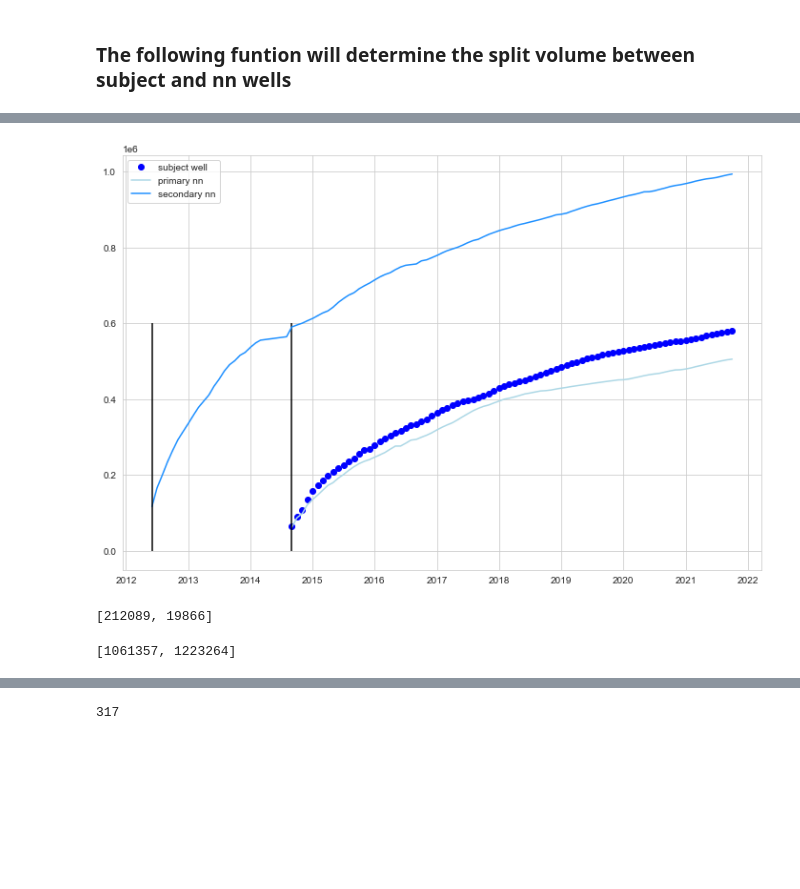
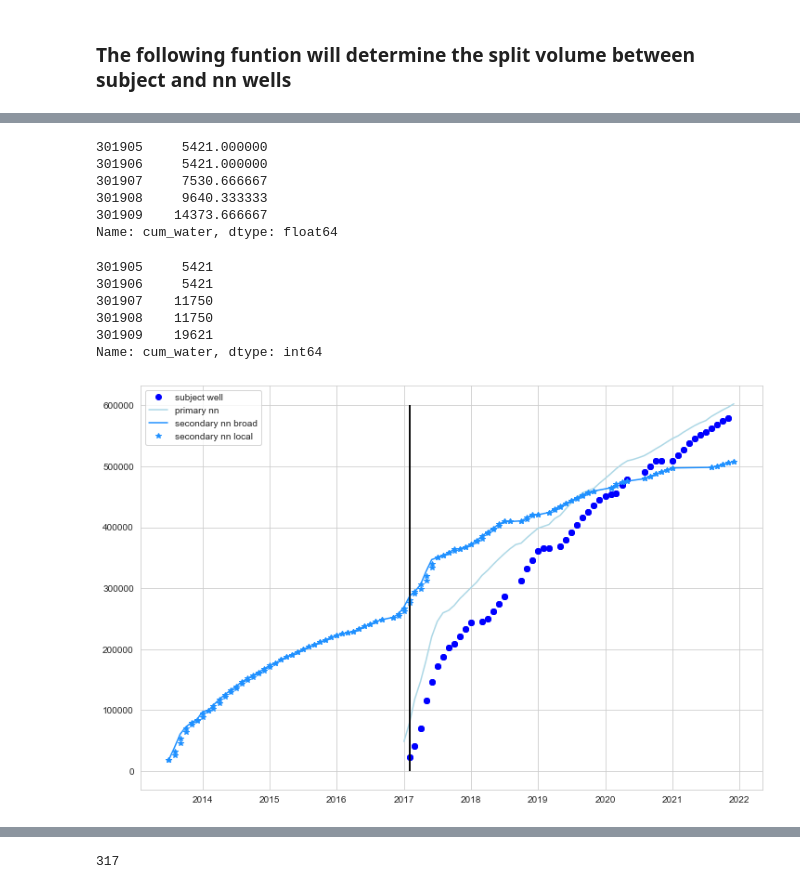
Before and after one commit to magrella/well-depletion, a Jupyter notebook: depletion_proxy.ipynb, the cells around one changed output, grey strips where cells are left out. Saved outputs shown, nothing was run; the diff lists cells and outputs as text; code cells hidden in the pictures; blank space fills up the shorter version.

Commit message:
Corrected offset_volume function
Debugged offset_volumes function to allow for cases where nn wells were stated in the main datframe but production was empty

```diff
--- a/depletion_proxy.ipynb
+++ b/depletion_proxy.ipynb
@@ -340,5 +321,5 @@ class RadiusSelector(BaseEstimator, TransformerMixin):
 from sklearn.pipeline import Pipeline
 outlier = OutlierReplacer(window=3, scale=0.5)
 dist = DistanceReplacer(default_d = 2640)
-offset_vol = OffsetVolume(default_d=2640)
-prepro_pipe = Pipeline([('outlier_replacer', outlier), ('distance_replacer', dist), ('calc_volumes', offset_vol)])
+inplace_vol = InplaceVolumes(default_d=2640)
+prepro_pipe = Pipeline([('outlier_replacer', outlier), ('distance_replacer', dist), ('calc_volumes', inplace_vol)])
@@ -748,7 +699,12 @@ Name: api_10, dtype: object
 # %%
 #define inputs>>> Enter api_10
-api_10 = '3305305717'
+api_10 = '3305306825'
 subject = df.query(f"`api_10` == '{api_10}'")
-prim = df.query("`api_10` == '3305305733'")
-sec = df.query("`api_10` == '3305303758'")
-subject.head()
+
+prim_api = subject['prim_nn_api'].iloc[0]
+prim = df.query(f"`api_10` == '{prim_api}'")
+
+sec_api = subject['sec_nn_api'].iloc[0]
+
+sec = df.query(f"`api_10` == '{sec_api}'")
+sec_ = prepro_pipe.fit_transform(sec)
@@ -762,0 +737,18 @@ subject.head()
+# %%
+sec_['cum_water'].head()
+# %% [output]
+301905     5421.000000
+301906     5421.000000
+301907     7530.666667
+301908     9640.333333
+301909    14373.666667
+Name: cum_water, dtype: float64
+# %%
+sec['cum_water'].head()
+# %% [output]
+301905     5421
+301906     5421
+301907    11750
+301908    11750
+301909    19621
+Name: cum_water, dtype: int64
@@ -763,24 +759,17 @@ subject.head()
 # %%
-import datetime as dt
-
 plt.figure(figsize= (12,8))
 plt.plot(subject['production_date'], subject['cum_oil'] + subject['cum_water'], 'bo', label = 'subject well')
 
 plt.plot(prim['production_date'], prim['cum_oil'] + prim['cum_water'], '-', color = 'lightblue', label = 'primary nn')
-plt.vlines(x = prim['production_date'].iloc[0], ymin=0, ymax=600000, colors='black')
+prim_date = offset_volumes_2(df, api_10, return_value='split_dates')[0]
+plt.vlines(x = datetime.datetime.strptime(prim_date,'%Y-%m-%d'), ymin=0, ymax=600000, colors='black')
 
-plt.plot(sec['production_date'], sec['cum_oil'] + sec['cum_water'], '-', color = 'dodgerblue', label = 'secondary nn')
-plt.vlines(x = sec['production_date'].iloc[0], ymin=0, ymax=600000, colors='black')
+plt.plot(sec['production_date'], sec['cum_oil'] + sec['cum_water'], '-', color = 'dodgerblue', label = 'secondary nn broad')
+plt.plot(sec_['production_date'], sec_['cum_oil'] + sec_['cum_water'], '*', color = 'dodgerblue', label = 'secondary nn local')
+sec_date = offset_volumes_2(df, api_10, return_value='split_dates')[1]
+plt.vlines(x = datetime.datetime.strptime(sec_date,'%Y-%m-%d'), ymin=0, ymax=600000, colors='black')
 
 # plt.ylim(0, 1.1 * prim['cum_oil'].max())
 plt.legend(loc = 'upper left');
 # %% [output]
-[figure, old version]
+[figure, new version]
-# %%
-offset_volumes(api_10, return_value='pre_split_liquid_cums')
-# %% [output]
-[212089, 19866]
-# %%
-offset_volumes(api_10, return_value='combined_liquid_cums')
-# %% [output]
-[1061357, 1223264]
```
Also changed, not shown: parts of 62 cells of this notebook.
